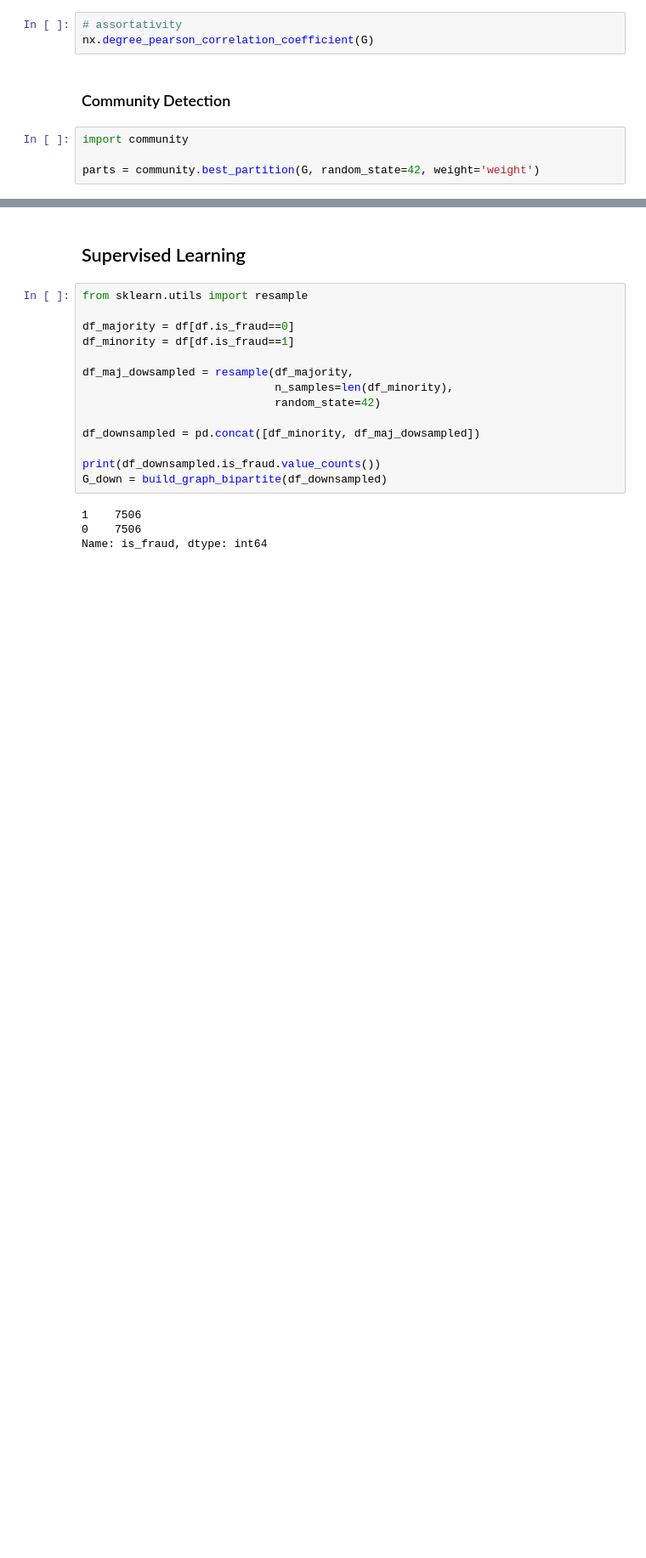
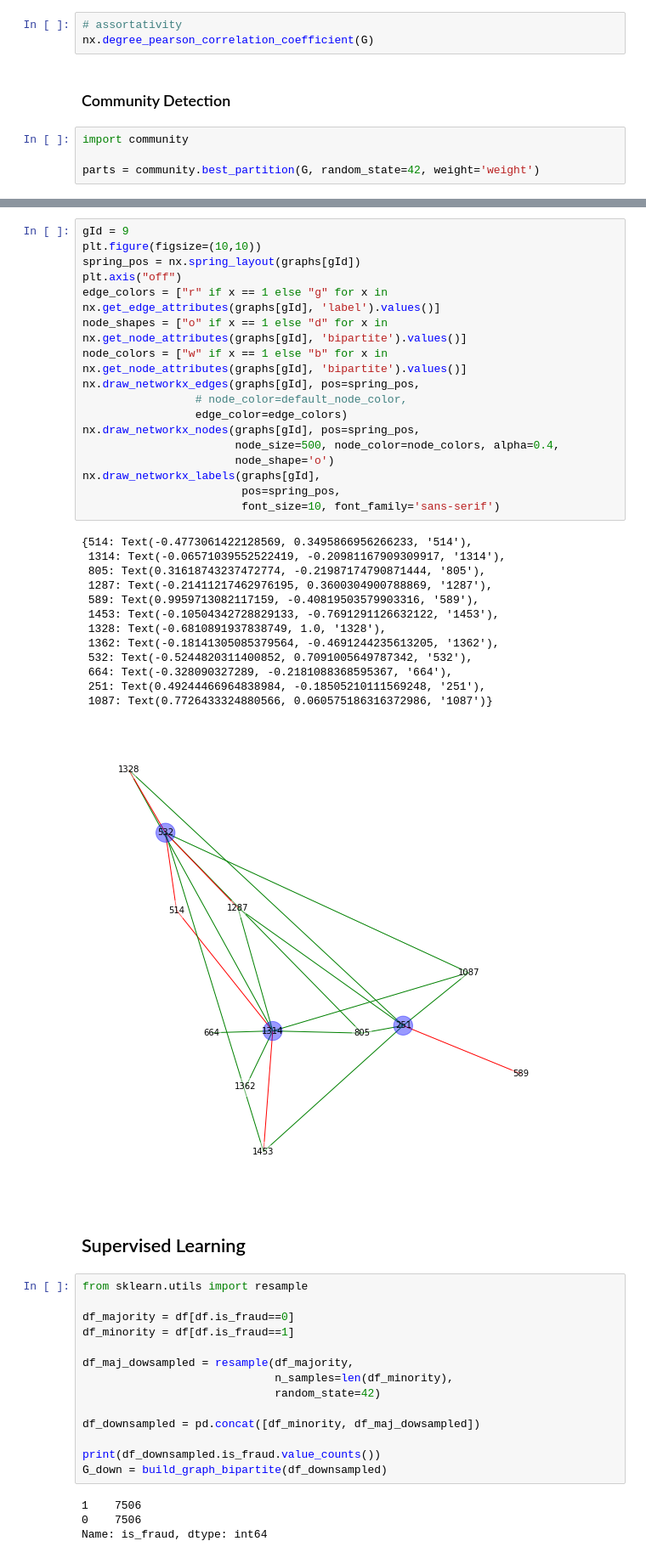
Before and after one commit to hli8nova/Graph-Machine-Learning, a Jupyter notebook: Chapter08/01_Credit_card_edges_classification.ipynb, the cells around one changed output, grey strips where cells are left out. Shown at 85% size. Saved outputs shown, nothing was run; the diff lists cells and outputs as text; blank space fills up the shorter version.

```diff
--- a/Chapter08/01_Credit_card_edges_classification.ipynb
+++ b/Chapter08/01_Credit_card_edges_classification.ipynb
@@ -190,3 +268,34 @@ nx.draw_networkx(graphs[gId], pos=spring_pos, node_color=default_node_color,
+# %%
+gId = 9
+plt.figure(figsize=(10,10))
+spring_pos = nx.spring_layout(graphs[gId])
+plt.axis("off")
+edge_colors = ["r" if x == 1 else "g" for x in nx.get_edge_attributes(graphs[gId], 'label').values()]
+node_shapes = ["o" if x == 1 else "d" for x in nx.get_node_attributes(graphs[gId], 'bipartite').values()]
+node_colors = ["w" if x == 1 else "b" for x in nx.get_node_attributes(graphs[gId], 'bipartite').values()]
+nx.draw_networkx_edges(graphs[gId], pos=spring_pos,
+                 # node_color=default_node_color,
+                 edge_color=edge_colors)
+nx.draw_networkx_nodes(graphs[gId], pos=spring_pos,
+                       node_size=500, node_color=node_colors, alpha=0.4,
+                       node_shape='o')
+nx.draw_networkx_labels(graphs[gId],
+                        pos=spring_pos,
+                        font_size=10, font_family='sans-serif')
+# %% [output]
+{514: Text(-0.4773061422128569, 0.3495866956266233, '514'),
+ 1314: Text(-0.06571039552522419, -0.20981167909309917, '1314'),
+ 805: Text(0.31618743237472774, -0.21987174790871444, '805'),
+ 1287: Text(-0.21411217462976195, 0.3600304900788869, '1287'),
+ 589: Text(0.9959713082117159, -0.40819503579903316, '589'),
+ 1453: Text(-0.10504342728829133, -0.7691291126632122, '1453'),
+ 1328: Text(-0.6810891937838749, 1.0, '1328'),
+ 1362: Text(-0.18141305085379564, -0.4691244235613205, '1362'),
+ 532: Text(-0.5244820311400852, 0.7091005649787342, '532'),
+ 664: Text(-0.328090327289, -0.2181088368595367, '664'),
+ 251: Text(0.49244466964838984, -0.18505210111569248, '251'),
+ 1087: Text(0.7726433324880566, 0.060575186316372986, '1087')}
+[figure, added]
 # %% [markdown]
 ## Supervised Learning
 # %%
```
Also changed, not shown: parts of 24 cells of this notebook, 2 other files.
